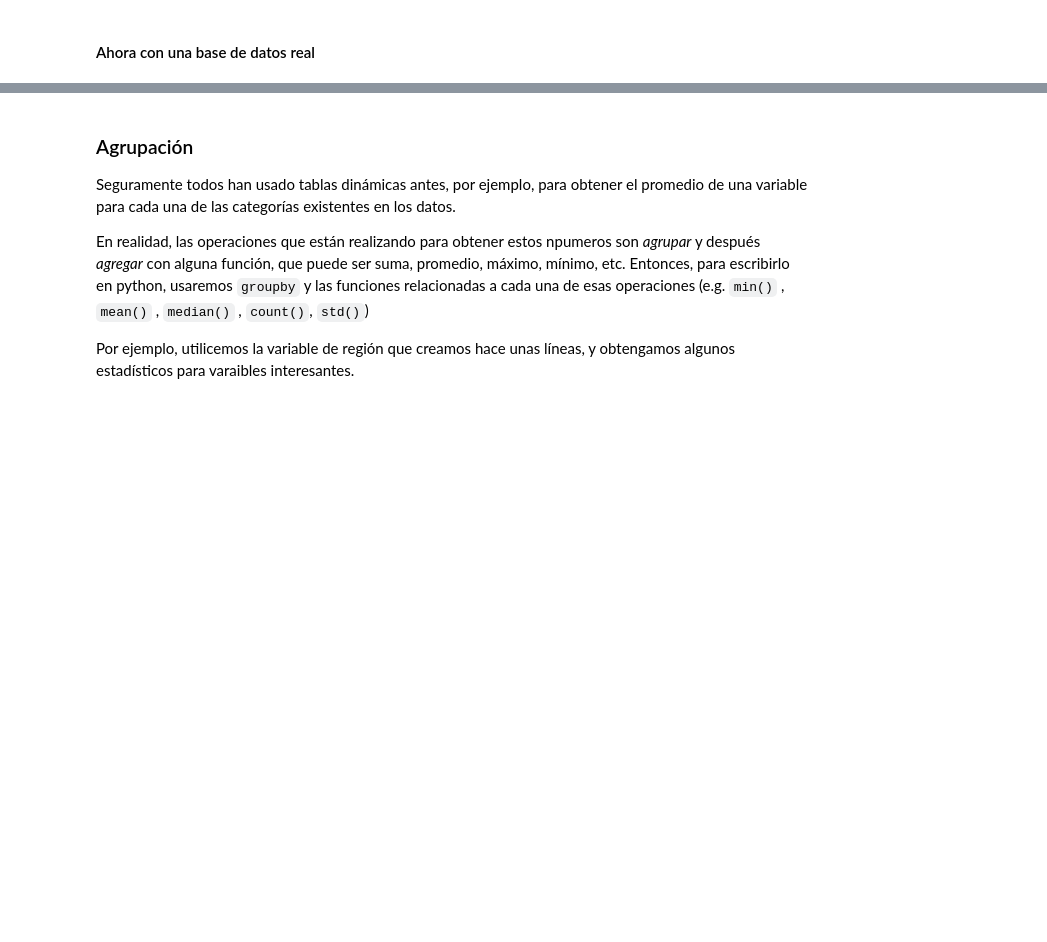
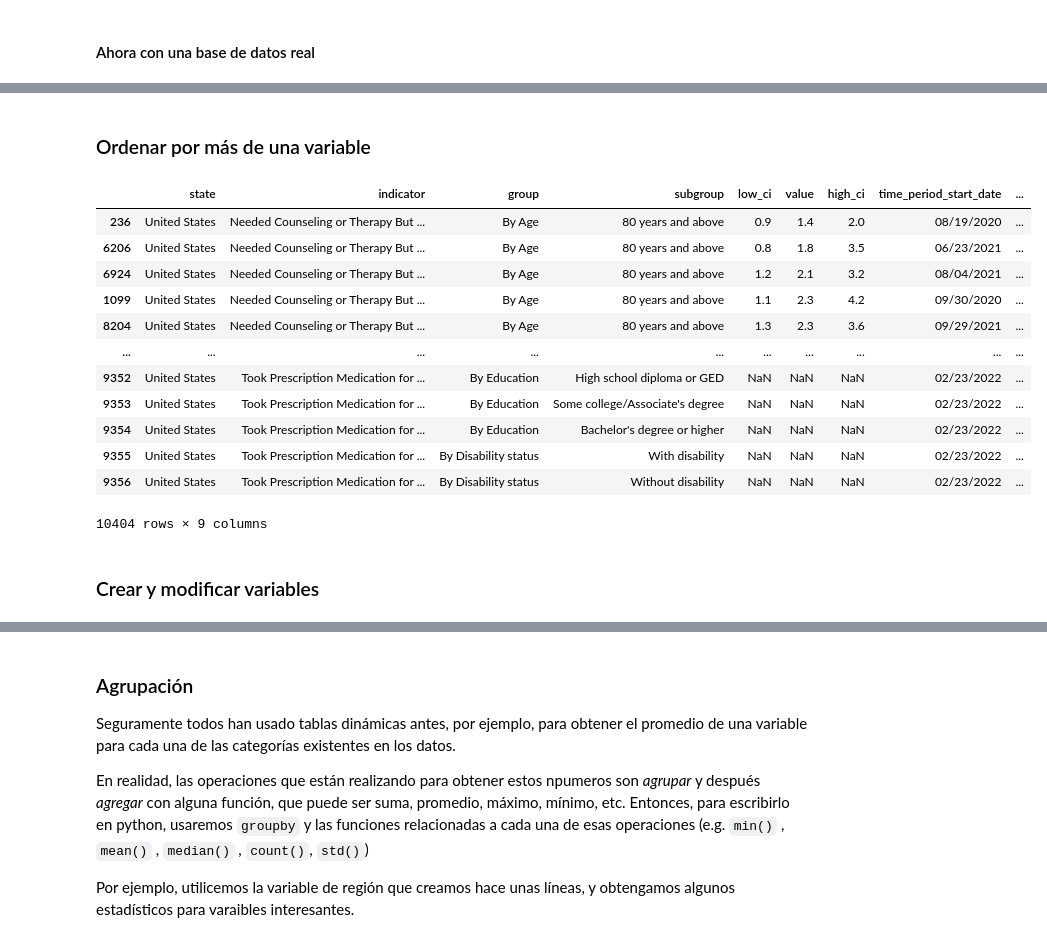
Before and after one commit to ElenaVillano/prope-programacion, a Jupyter notebook: materiales/m06_mas_exploracion.ipynb, the cells around one changed output, grey strips where cells are left out. Cells and saved outputs as stored; diff of their text form; code cells hidden in the pictures; blank space fills up the shorter version.

```diff
--- a/materiales/m06_mas_exploracion.ipynb
+++ b/materiales/m06_mas_exploracion.ipynb
@@ -100,0 +288,22 @@ df['Group'].value_counts()
+# %% [markdown]
+### Ordenar por más de una variable
+# %%
+df.sort_values(["indicator", "value"],
+               # ascending = [True,False]
+              )
+# %% [output]
+|  | state | indicator | group | subgroup | low_ci | value | high_ci | time_period_start_date | ... |
+| 236 | United States | Needed Counseling or Therapy But ... | By Age | 80 years and above | 0.9 | 1.4 | 2.0 | 08/19/2020 | ... |
+| 6206 | United States | Needed Counseling or Therapy But ... | By Age | 80 years and above | 0.8 | 1.8 | 3.5 | 06/23/2021 | ... |
+| 6924 | United States | Needed Counseling or Therapy But ... | By Age | 80 years and above | 1.2 | 2.1 | 3.2 | 08/04/2021 | ... |
+| 1099 | United States | Needed Counseling or Therapy But ... | By Age | 80 years and above | 1.1 | 2.3 | 4.2 | 09/30/2020 | ... |
+| 8204 | United States | Needed Counseling or Therapy But ... | By Age | 80 years and above | 1.3 | 2.3 | 3.6 | 09/29/2021 | ... |
+| ... | ... | ... | ... | ... | ... | ... | ... | ... | ... |
+| 9352 | United States | Took Prescription Medication for ... | By Education | High school diploma or GED | NaN | NaN | NaN | 02/23/2022 | ... |
+| 9353 | United States | Took Prescription Medication for ... | By Education | Some college/Associate's degree | NaN | NaN | NaN | 02/23/2022 | ... |
+| 9354 | United States | Took Prescription Medication for ... | By Education | Bachelor's degree or higher | NaN | NaN | NaN | 02/23/2022 | ... |
+| 9355 | United States | Took Prescription Medication for ... | By Disability status | With disability | NaN | NaN | NaN | 02/23/2022 | ... |
+| 9356 | United States | Took Prescription Medication for ... | By Disability status | Without disability | NaN | NaN | NaN | 02/23/2022 | ... |
+10404 rows × 9 columns
+# %% [markdown]
+### Crear y modificar variables
```
Also changed, not shown: parts of 85 cells of this notebook, 1 other file.
